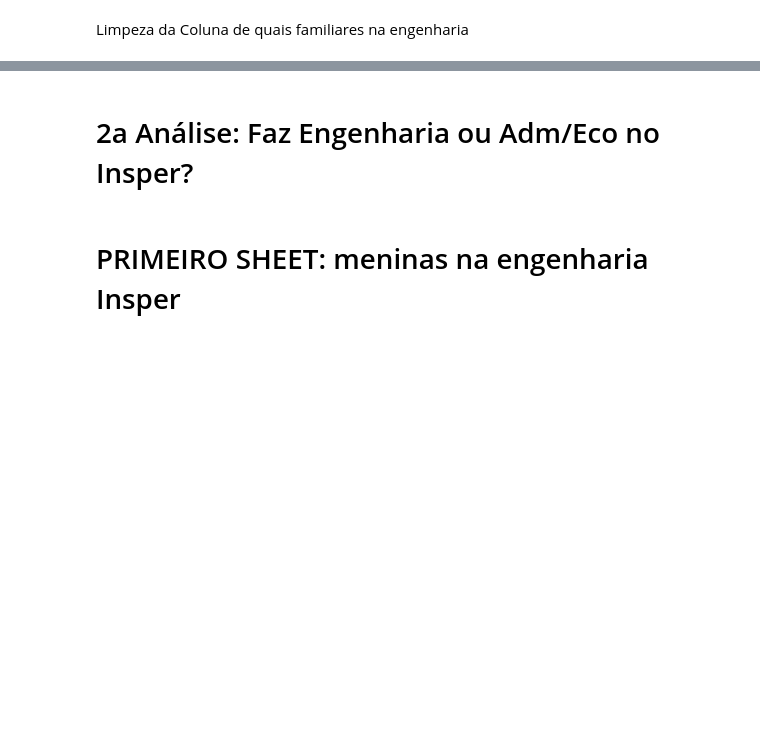
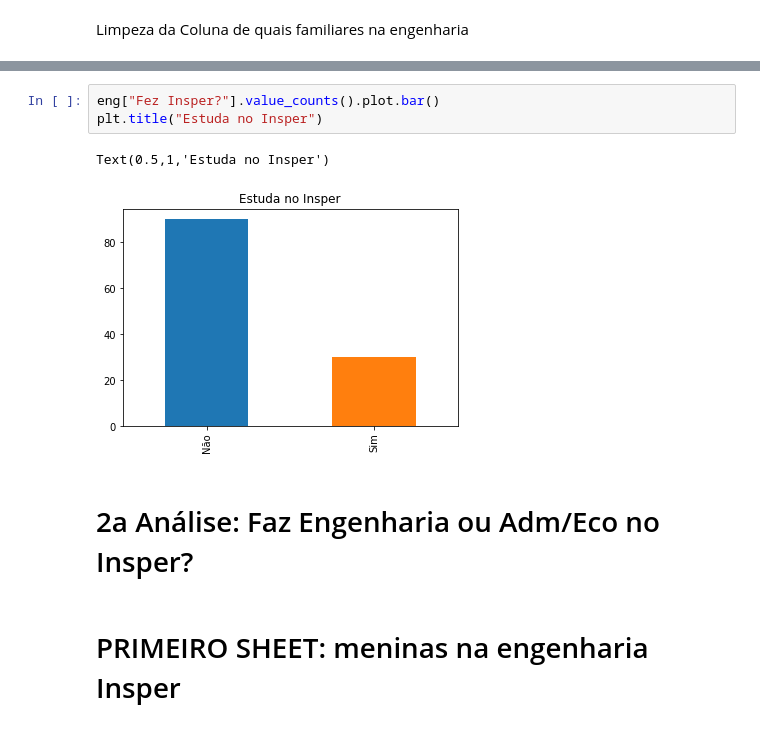
Before and after one commit to BeatrizAlexandre/Projeto_3_CD, a Jupyter notebook: Projeto_3_Beatriz_Alexandre_e_Manuela_Castilla-Copy1.ipynb, the cells around one changed output, grey strips where cells are left out. Saved outputs shown, nothing was run; the diff lists cells and outputs as text; blank space fills up the shorter version.

```diff
--- a/Projeto_3_Beatriz_Alexandre_e_Manuela_Castilla-Copy1.ipynb
+++ b/Projeto_3_Beatriz_Alexandre_e_Manuela_Castilla-Copy1.ipynb
@@ -258,3 +236,9 @@ Text(0.5,1,'Familiares na Engenharia')
+# %%
+eng["Fez Insper?"].value_counts().plot.bar()
+plt.title("Estuda no Insper")
+# %% [output]
+Text(0.5,1,'Estuda no Insper')
+[figure, added]
 # %% [markdown]
 #  2a Análise: Faz Engenharia ou Adm/Eco no Insper?
 # %% [markdown]
```
Also changed, not shown: parts of 7 cells of this notebook.
